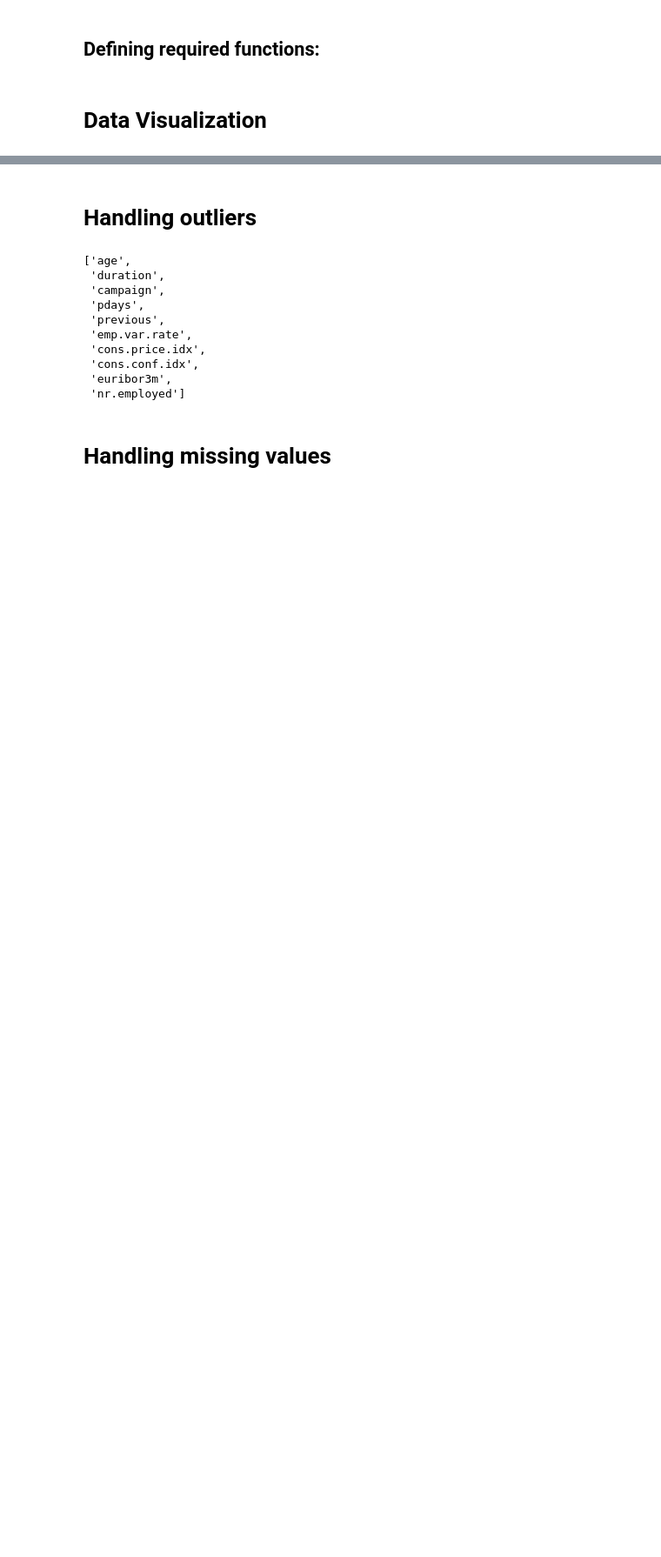
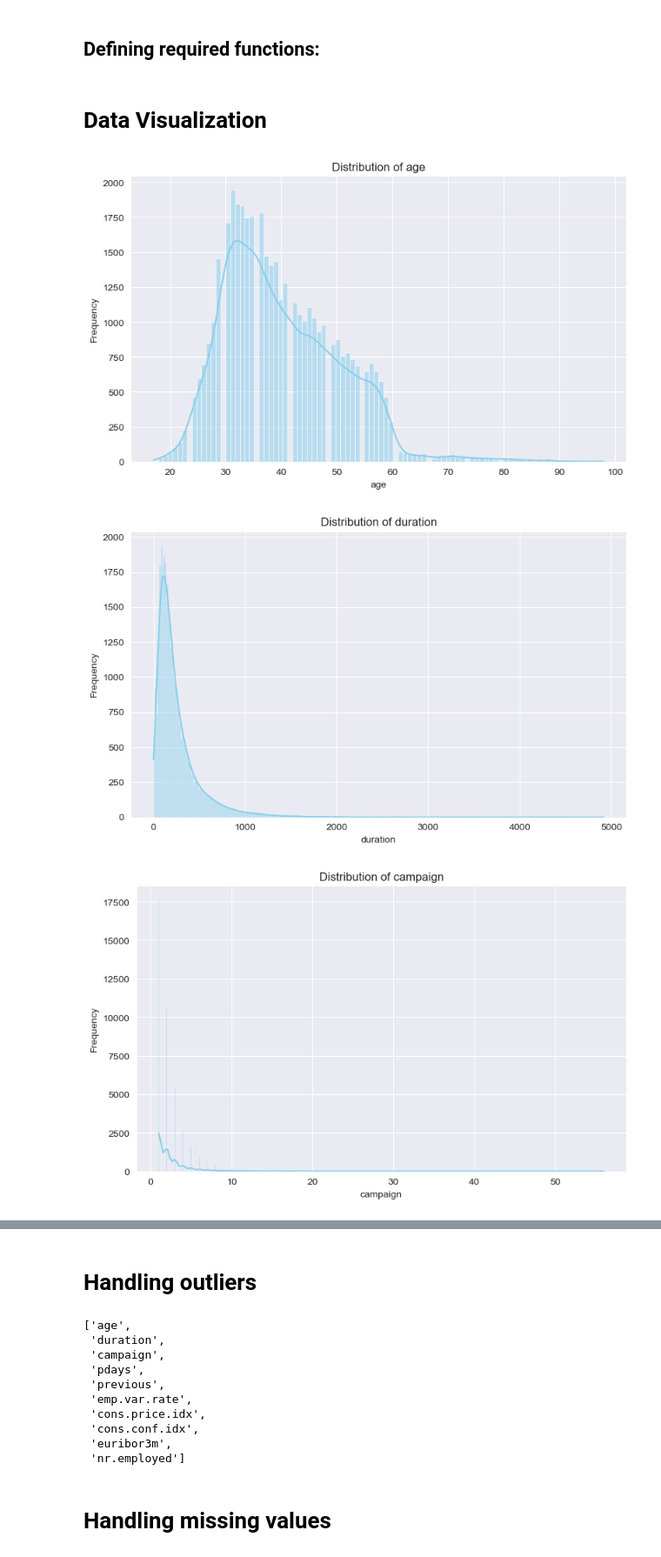
Before and after one commit to batuhanozzer/bankMarketing, a Jupyter notebook: bankMarketingUpdated.ipynb, the cells around one changed output, grey strips where cells are left out. Shown at 87% size. Drawn from its saved outputs; the diff is of its cells as text; code cells hidden in the pictures; blank space fills up the shorter version.

```diff
--- a/bankMarketingUpdated.ipynb
+++ b/bankMarketingUpdated.ipynb
@@ -160,5 +160,9 @@ def correlation_heatmap(df,numerical_col):
 # %% [markdown]
 # Data Visualization
 # %%
-# for col in dataset_copy.columns:
-#     visualize_features(dataset_copy,col)
+for col in dataset_copy.columns:
+    visualize_features(dataset_copy,col)
+# %% [output]
+[figure, added]
+[figure, added]
+[figure, added]
```
Also changed, not shown: parts of 33 cells of this notebook.
